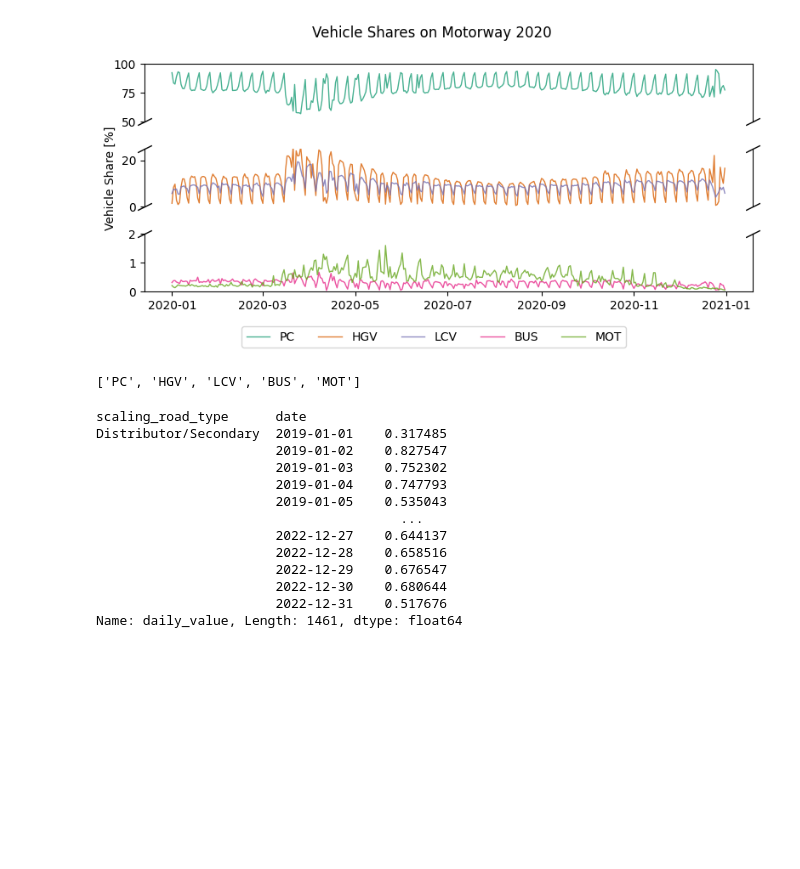
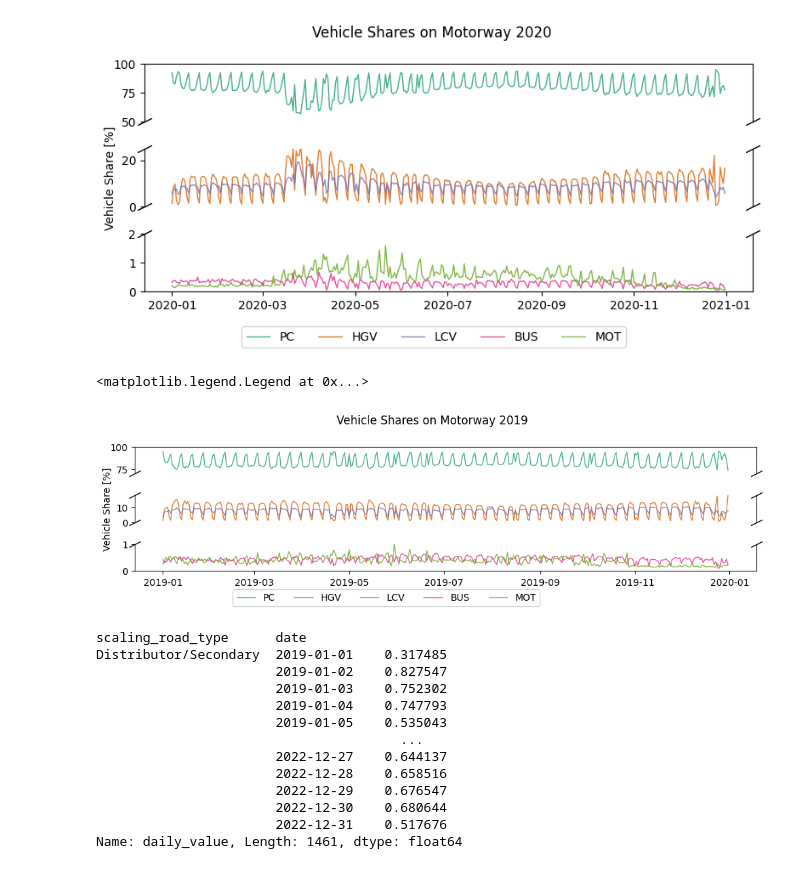
Before and after one commit to tum-esm/drive-inventory, a Jupyter notebook: notebooks/plotting/plot_traffic_activity_scaling_cycles.ipynb, the cells around one changed output. Drawn from its saved outputs; the diff is of its cells as text; code cells hidden in the pictures; blank space fills up the shorter version.

```diff
--- a/notebooks/calculate_timeprofiles.ipynb
+++ b/notebooks/plotting/plot_traffic_activity_scaling_cycles.ipynb
@@ -209,10 +302,60 @@ plt.legend(handles, labels, loc='upper left', bbox_to_anchor=(0.15, -0.5), ncol
 # %% [output]
 <matplotlib.legend.Legend at 0x...>
 [figure]
-# %%
-labels
-# %% [output]
-['PC', 'HGV', 'LCV', 'BUS', 'MOT']
+# %%
+fig, (ax0, ax1, ax2) = plt.subplots(3,1, figsize=(10,3), tight_layout = True, sharex= True)
+
+rt = 'Motorway-Nat'
+
+year = '2019'
+ax0.plot(counts.vehicle_shares.loc[rt, year, 'PC']*100, label = 'PC', alpha = 0.8, linewidth = 1, color = colors[0])
+ax1.plot(counts.vehicle_shares.loc[rt, year, 'HGV']*100, label = 'HGV', alpha = 0.8, linewidth = 1, color = colors[1])
+ax1.plot(counts.vehicle_shares.loc[rt, year, 'LCV']*100, label = 'LCV', alpha = 0.8, linewidth = 1, color = colors[2])
+ax2.plot(counts.vehicle_shares.loc[rt, year, 'BUS']*100, label = 'BUS', alpha = 0.8, linewidth = 1, color = colors[3])
+ax2.plot(counts.vehicle_shares.loc[rt, year, 'MOT']*100, label = 'MOT', alpha = 0.8, linewidth = 1, color = colors[4])
+
+ax0.set_ylim(70, 100)  # outliers only
+ax1.set_ylim(0, 18)  # most of the data
+ax2.set_ylim(0, 1)  # most of the data
+
+ax0.spines.bottom.set_visible(False)
+ax1.spines.bottom.set_visible(False)
+ax1.spines.top.set_visible(False)
+ax2.spines.top.set_visible(False)
+
+ax0.tick_params(labeltop=False, bottom = False)  # don't put tick labels at the top
+ax1.tick_params(labeltop=False, bottom = False)  # don't put tick labels at the top
+ax2.tick_params(labeltop=False, labelbottom = True)  # don't put tick labels at the top
+
+d = .5  # proportion of vertical to horizontal extent of the slanted line
+kwargs = dict(marker=[(-1, -d), (1, d)], markersize=12,
+              linestyle="none", color='k', mec='k', mew=1, clip_on=False)
+ax0.plot([0, 1], [0, 0], transform=ax0.transAxes, **kwargs)
+ax1.plot([0, 1], [1, 1], transform=ax1.transAxes, **kwargs)
+
+d = .5  # proportion of vertical to horizontal extent of the slanted line
+kwargs = dict(marker=[(-1, -d), (1, d)], markersize=12,
+              linestyle="none", color='k', mec='k', mew=1, clip_on=False)
+ax1.plot([0, 1], [0, 0], transform=ax1.transAxes, **kwargs)
+ax2.plot([0, 1], [1, 1], transform=ax2.transAxes, **kwargs)
+
+plt.suptitle('Vehicle Shares on Motorway 2019')
+ax1.set_ylabel('Vehicle Share [%]')
+ax2.set_xlabel('')
+
+# Collect labels from all subplots
+handles = []
+labels = []
+for ax in [ax0, ax1, ax2]:
+    for line in ax.get_lines():
+        handles.append(line)
+        labels.append(line.get_label())
+
+# Create a legend for one plot
+plt.legend(handles, labels, loc='upper left', bbox_to_anchor=(0.15, -0.5), ncol = 5)
+# %% [output]
+<matplotlib.legend.Legend at 0x...>
+[figure, added]
 # %%
 counts.annual_cycles.loc[rt,'2019':]
 # %% [output]
```
Also changed, not shown: parts of 4 cells of this notebook, 3 other files.
